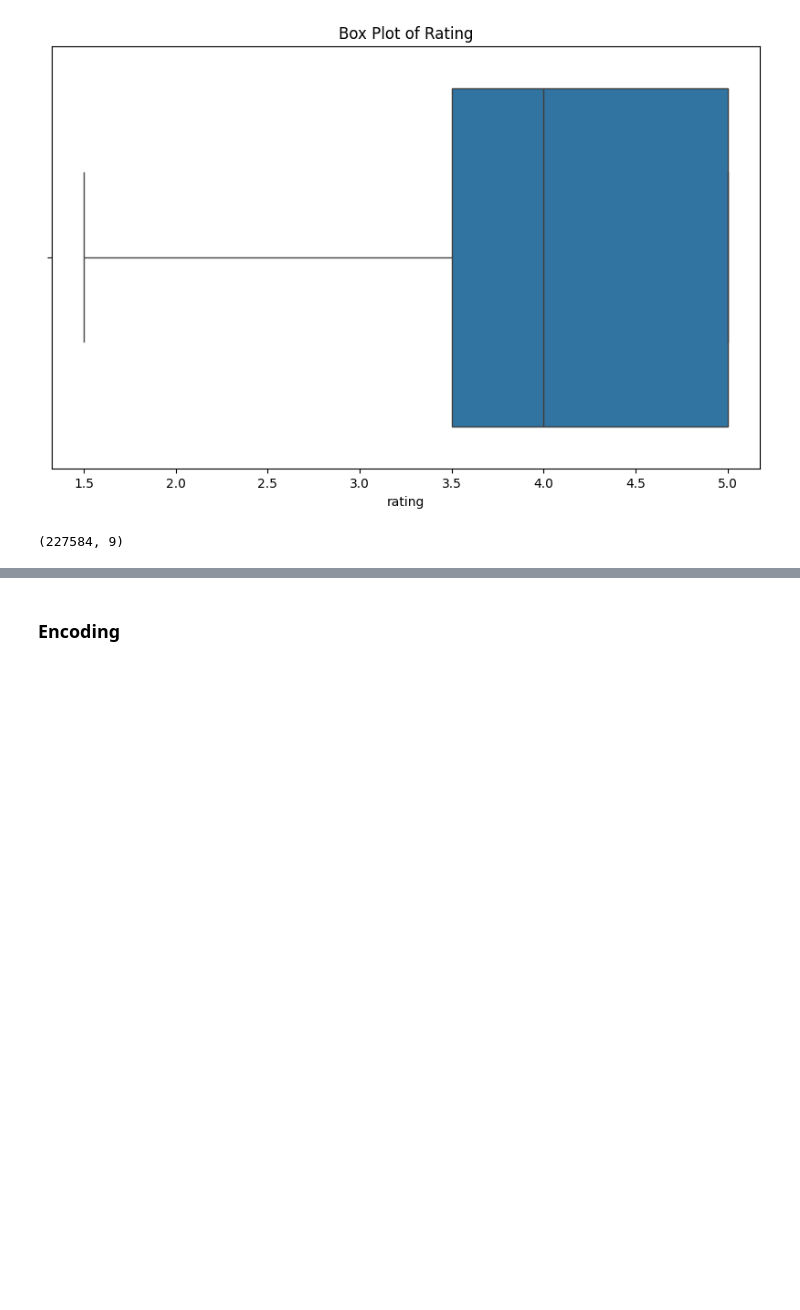
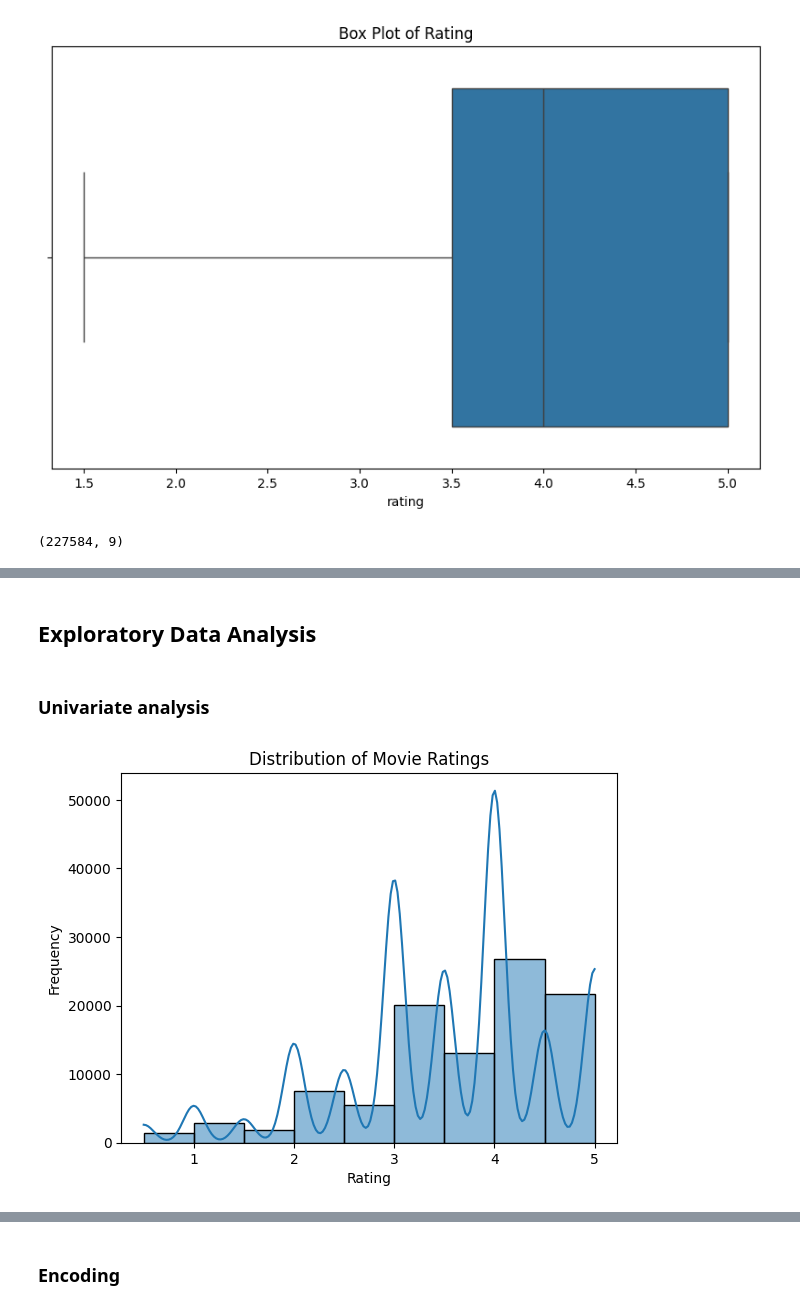
Before and after one commit to MWN-cloud/Phase_4_repository, a Jupyter notebook: MovieLens_Recommendation_system.ipynb, the cells around one changed output, grey strips where cells are left out. Drawn from its saved outputs; the diff is of its cells as text; code cells hidden in the pictures; blank space fills up the shorter version.

```diff
--- a/MovieLens_Recommendation_system.ipynb
+++ b/MovieLens_Recommendation_system.ipynb
@@ -520,0 +332,13 @@ dtype: int64
+# %% [markdown]
+## Exploratory Data Analysis
+# %% [markdown]
+### Univariate analysis
+# %%
+#
+sns.histplot(ratings['rating'], bins=9, kde=True)
+plt.title("Distribution of Movie Ratings")
+plt.xlabel("Rating")
+plt.ylabel("Frequency")
+plt.show()
+# %% [output]
+[figure, added]
```
Also changed, not shown: parts of 152 cells of this notebook.
